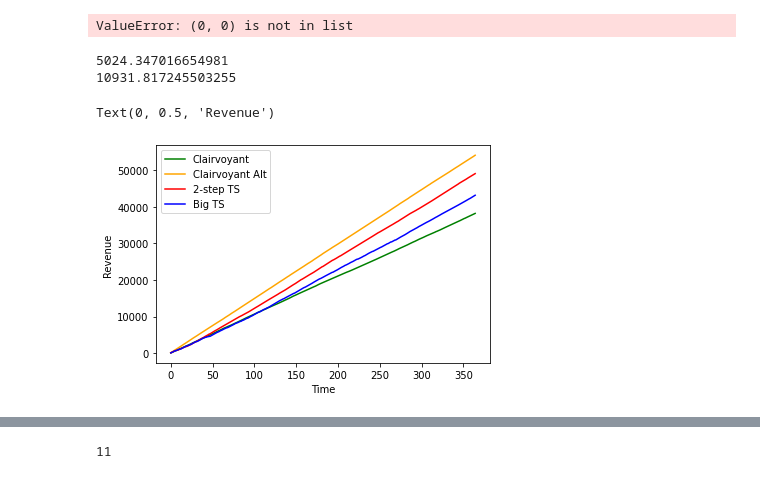
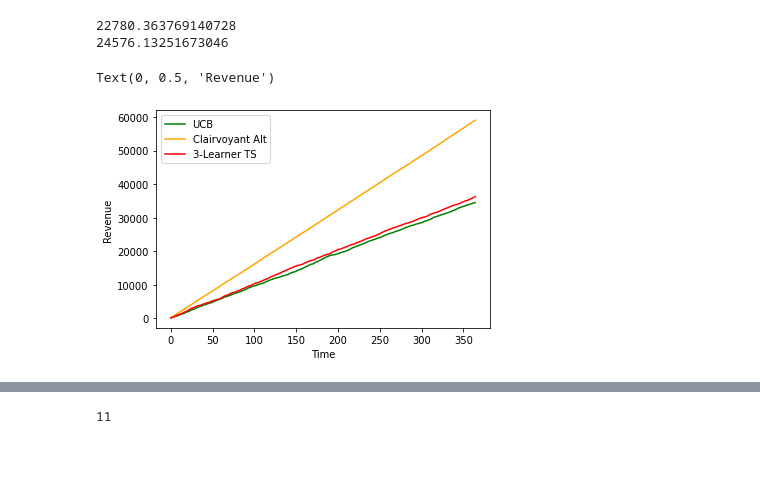
Before and after one commit to AliceCasali/Data_Intelligence_Application, a Jupyter notebook: step6.ipynb, the cells around one changed output, grey strips where cells are left out. Cells and saved outputs as stored; diff of their text form; code cells hidden in the pictures.

```diff
--- a/step6.ipynb
+++ b/step6.ipynb
@@ -170,17 +170,17 @@ for day in range(days):
     expected_promos_small_ts = shop_small_ts.get_promo_list(generated_promo_ratios)
 
     #Pull arm price1 from learners
-    chosen_price1_small_ts = shop_small_ts.price_learner.pull_arm()
-    chosen_price1_ucb = shop_ucb.price_learner.pull_arm()
+    chosen_price1_small_ts = env.prices1[shop_small_ts.price_learner.pull_arm()]
+    chosen_price1_ucb = env.prices1[shop_ucb.price_learner.pull_arm()]
 
     #Pull arm price2 from learners
-    chosen_price2_small_ts = shop_small_ts.price2_learner.pull_arm()
-    chosen_price2_ucb = shop_ucb.price2_learner.pull_arm()
+    chosen_price2_small_ts = env.prices2[shop_small_ts.price2_learner.pull_arm()]
+    chosen_price2_ucb = env.prices2[shop_ucb.price2_learner.pull_arm()]
 
 
     # generate the connections and their expected weights
-    matched_tuples_u = shop_ucb.assignment_learner.pull_arm_matching(expected_customers_u, expected_promos_u, matching_arms)
-    matched_tuples_small_ts = shop_small_ts.assignment_learner.pull_arm_matching(expected_customers_small_ts, expected_promos_small_ts, matching_arms)
+    matched_tuples_u = shop_ucb.assignment_learner.pull_arm_matching(expected_customers_u, expected_promos_u, small_matching_arms)
+    matched_tuples_small_ts = shop_small_ts.assignment_learner.pull_arm_matching(expected_customers_small_ts, expected_promos_small_ts, small_matching_arms)
 
     promo_fractions_u = shop_ucb.get_promo_fractions_from_tuples(matched_tuples_u)
     promo_fractions_small_ts = shop_small_ts.get_promo_fractions_from_tuples(matched_tuples_small_ts)
@@ -253,8 +253,8 @@ for day in range(days):
         # norm_big_ts_ind_reward = big_ts_ind_reward / max_ind_reward
 
         # update price learner and assignment learner
-        shop_ucb.assignment_learner.update(matching_arms.index((cust, selected_promo_u), norm_u_ind_reward))
-        shop_small_ts.assignment_learner.update(matching_arms.index((cust, selected_promo_small_ts)), norm_small_ts_ind_reward)
+        shop_ucb.assignment_learner.update(small_matching_arms.index((cust, selected_promo_u)), norm_u_ind_reward)
+        shop_small_ts.assignment_learner.update(small_matching_arms.index((cust, selected_promo_small_ts)), norm_small_ts_ind_reward)
         # shop_ts.price_learner.update(chosen_price_tuple_idx_ts, norm_ts_ind_reward)
 
         # matching_arm_index_ts = matching_arms.index((price1idx_ts, price2idx_ts, cust, selected_promo_ts))
@@ -264,40 +264,38 @@ for day in range(days):
         # matching_arm_index_big_ts = matching_arms.index((price1idx_big_ts, price2idx_big_ts, cust, selected_promo_big_ts))
         # shop_big_ts.assignment_learner.update(matching_arm_index_big_ts, norm_big_ts_ind_reward)
 
-        revenue_ucb.append(ts_ind_reward)
-        revenue_small_ts.append(ts_ind_reward)
+        revenue_ucb.append(u_ind_reward)
+        revenue_small_ts.append(small_ts_ind_reward)
         # revenue_ts.append(ts_ind_reward)
         # revenue_big_ts.append(big_ts_ind_reward)
-        revenue_calt.append(calt_ind_reward)
+        # revenue_calt.append(calt_ind_reward)
 
     small_ts_rewards_per_class_per_day.append(np.mean(revenue_small_ts))
     u_rewards_per_class_per_day.append(np.mean(revenue_ucb))
     # ts_rewards_per_class_per_day.append(np.mean(revenue_ts))
     # big_ts_rewards_per_class_per_day.append(np.mean(revenue_big_ts))
-    calt_rewards_per_class_per_day.append(np.mean(revenue_calt))
+    # calt_rewards_per_class_per_day.append(np.mean(revenue_calt))
-# %% [output]
-ValueError: (0, 0) is not in list
 # %%
 print(np.cumsum(calt_rewards_per_class_per_day)[-1] - np.cumsum(small_ts_rewards_per_class_per_day)[-1])
 print(np.cumsum(calt_rewards_per_class_per_day)[-1] - np.cumsum(u_rewards_per_class_per_day)[-1])
 # %% [output]
-5024.347016654981
-10931.817245503255
+22780.363769140728
+24576.13251673046
 # %%
 import matplotlib.pyplot as plt
 plt.plot(np.cumsum(u_rewards_per_class_per_day), color='green', label='UCB')
 plt.plot(np.cumsum(calt_rewards_per_class_per_day), color='orange', label='Clairvoyant Alt')
-plt.plot(np.cumsum(small_ts_rewards_per_class_per_day), color='orange', label='3-Learner TS')
+plt.plot(np.cumsum(small_ts_rewards_per_class_per_day), color='red', label='3-Learner TS')
 # plt.plot(np.cumsum(ts_rewards_per_class_per_day), color='red', label='2-step TS')
 # plt.plot(np.cumsum(big_ts_rewards_per_class_per_day), color='blue', label='Big TS')
 #plt.plot(np.cumsum(c_expected_per_day), color='black', label='Expected')
 
 plt.legend()
 plt.xlabel('Time')
 plt.ylabel('Revenue')
 # %% [output]
 Text(0, 0.5, 'Revenue')
-[figure, old version]
+[figure, new version]
 # %%
 plt.plot(np.cumsum(np.array(c_rewards_per_class_per_day) - np.array(ts_rewards_per_class_per_day)), color='red', label='2-step TS')
 plt.plot(np.cumsum(np.array(c_rewards_per_class_per_day) - np.array(big_ts_rewards_per_class_per_day)), color='blue', label='Big TS')
```
Also changed, not shown: parts of 4 cells of this notebook.
